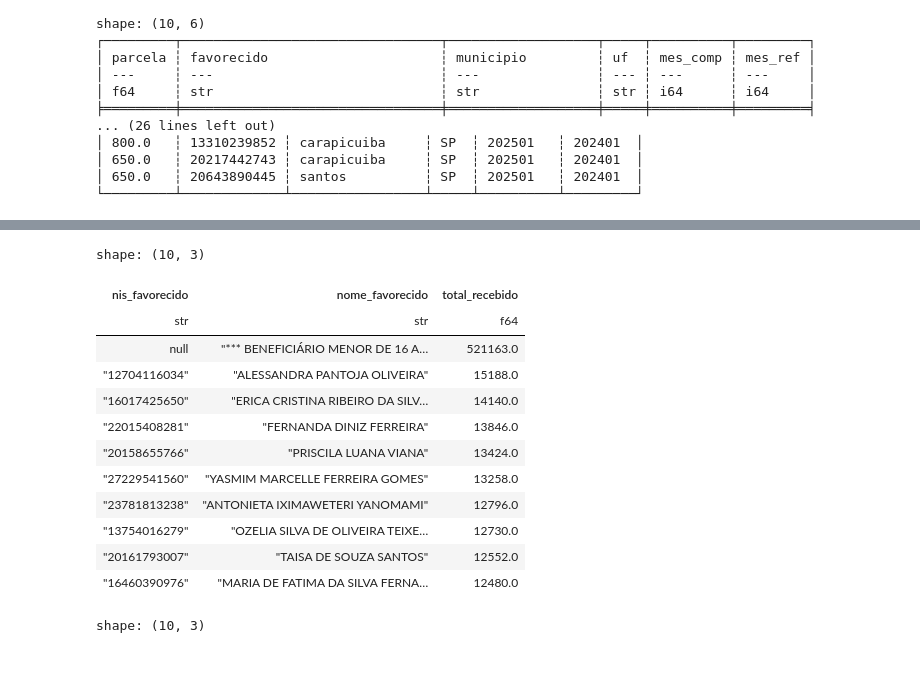
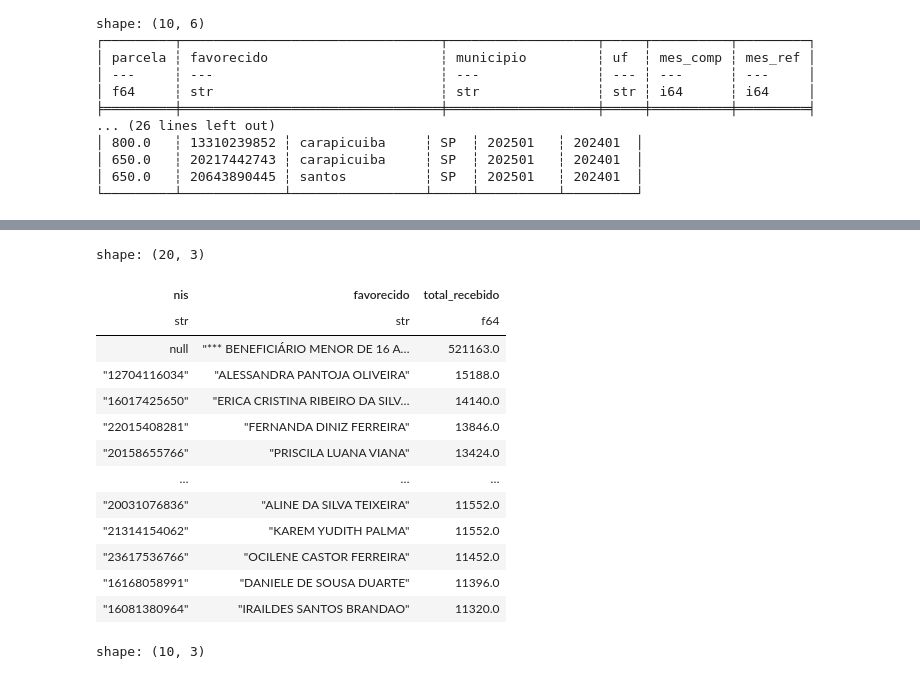
Before and after one commit to Andrerod15/treinamentos-conteudo, a Jupyter notebook: bolsafamilia.ipynb, the cells around one changed output, grey strips where cells are left out. Drawn from its saved outputs; the diff is of its cells as text; code cells hidden in the pictures.

Commit message:
adiciona alterações lazy e boxplot

```diff
--- a/bolsafamilia.ipynb
+++ b/bolsafamilia.ipynb
@@ -421,0 +440,4 @@ shape: (10, 6)
+# %%
+#verifica os 20 maiores valores da coluna:
+
+df_bolsapl_lazy.sort("parcela", descending=True).limit(20).collect()
@@ -434,29 +492,31 @@ NameError: name 'outliers' is not defined
 # %%
 # somatório de valor por beneficiário:
 
-benef_totais = (
-    df_bolsapl
-    .group_by(["nis_favorecido", "nome_favorecido"])
+benef_totais_lazy = (
+    df_bolsapl_lazy
+    .group_by(["nis", "favorecido"])
     .agg(
-        pl.col("valor_parcela").sum().alias("total_recebido")
+        pl.col("parcela").sum().alias("total_recebido")
     )
-    .sort("total_recebido", descending=True)  # opcional: mostrar quem recebeu mais
+    .sort("total_recebido", descending=True)
 )
 
-# Ver os 10 primeiros
-benef_totais.head(10)
+benef_totais_top20 = benef_totais_lazy.head(20).collect()
+
+benef_totais_top20
 # %% [output]
-shape: (10, 3)
+shape: (20, 3)
-| nis_favorecido | nome_favorecido | total_recebido |
+| nis | favorecido | total_recebido |
 | str | str | f64 |
 | null | "*** BENEFICIÁRIO MENOR DE 16 A… | 521163.0 |
 | "12704116034" | "ALESSANDRA PANTOJA OLIVEIRA" | 15188.0 |
 | "16017425650" | "ERICA CRISTINA RIBEIRO DA SILV… | 14140.0 |
 | "22015408281" | "FERNANDA DINIZ FERREIRA" | 13846.0 |
 | "20158655766" | "PRISCILA LUANA VIANA" | 13424.0 |
-| "27229541560" | "YASMIM MARCELLE FERREIRA GOMES" | 13258.0 |
-| "23781813238" | "ANTONIETA IXIMAWETERI YANOMAMI" | 12796.0 |
-| "13754016279" | "OZELIA SILVA DE OLIVEIRA TEIXE… | 12730.0 |
-| "20161793007" | "TAISA DE SOUZA SANTOS" | 12552.0 |
-| "16460390976" | "MARIA DE FATIMA DA SILVA FERNA… | 12480.0 |
+| … | … | … |
+| "20031076836" | "ALINE DA SILVA TEIXEIRA" | 11552.0 |
+| "21314154062" | "KAREM YUDITH PALMA" | 11552.0 |
+| "23617536766" | "OCILENE CASTOR FERREIRA" | 11452.0 |
+| "16168058991" | "DANIELE DE SOUSA DUARTE" | 11396.0 |
+| "16081380964" | "IRAILDES SANTOS BRANDAO" | 11320.0 |
 # %%
```
Also changed, not shown: parts of 7 cells of this notebook.
